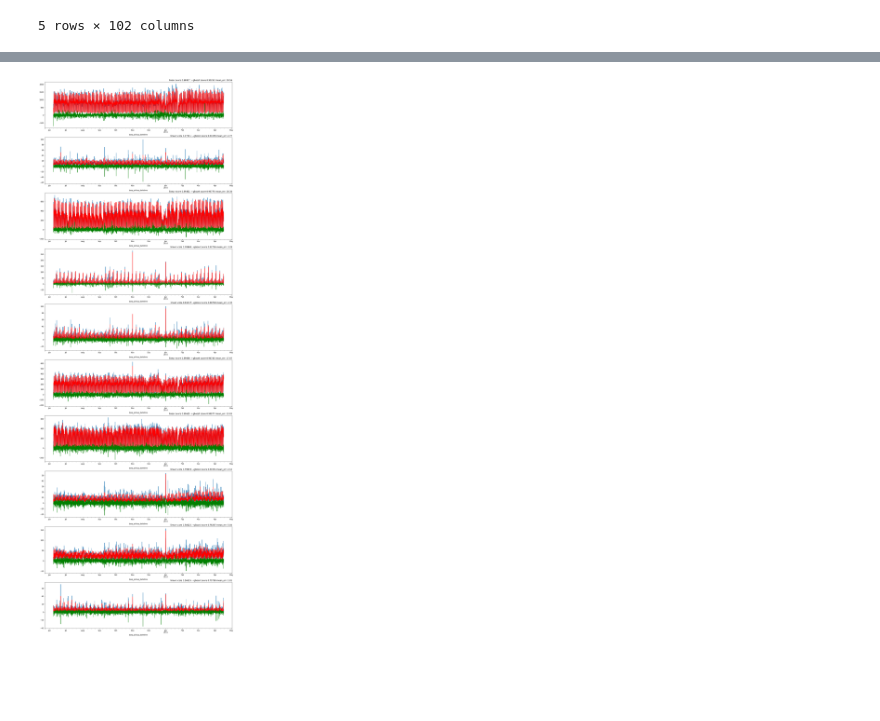
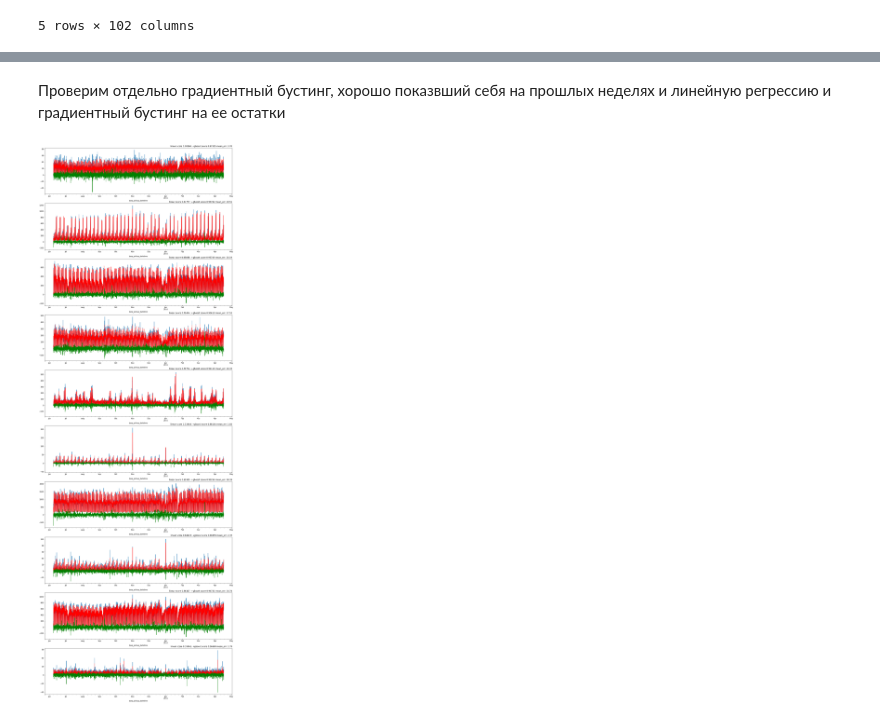
Before and after one commit to kashevg/coursera, a Jupyter notebook: final/taxi-week5.ipynb, the cells around one changed output, grey strips where cells are left out. Cells and saved outputs as stored; diff of their text form; code cells hidden in the pictures; blank space fills up the shorter version.

```diff
--- a/final/taxi-week5.ipynb
+++ b/final/taxi-week5.ipynb
@@ -44,7 +59,7 @@ for date, name in hol.items():
         tkd.append(date)
 tkd.sort()
 # %%
-k_list = [1, 5, 7]
+k_list = [1, 5, 7, 11, 13]
 
 # функция получения абсолютного времени
 def get_t(dt_index):
@@ -133,13 +153,15 @@ print(tests)
+# %% [markdown]
+Проверим отдельно градиентный бустинг, хорошо показвший себя на прошлых неделях
+и линейную регрессию и градиентный бустинг на ее остатки
 # %%
 %%time
 model = LinearRegression()
-gmodel = GradientBoostingRegressor(n_estimators=200)
+gmodel = XGBRegressor(n_estimators=200)
 fig, axes = plt.subplots(10, 1, figsize=(20,60))
 start = 168
 end = -168*2
 df['pred'] = 0
 df['gpred'] = 0
-
 l_g_score = []
 for ind, i in enumerate(tests):
     col = str(i)
@@ -153,31 +175,32 @@ for ind, i in enumerate(tests):
     lpreds = model.predict(X)
     title = "linear score %.5f:"%r2_score(Y, lpreds)
 
     df['pred'] = 0
 
     # обучаем гбуст на отсатках
+
     Y_res = (Y - lpreds)
     gmodel.fit(X, Y_res)
     gpreds = gmodel.predict(X)
 
     # совмещаем прогнозы
     preds = lpreds + gpreds
     df.loc[start:end, ['pred']] = preds
     df['pred'] = df['pred'].shift(1)
 
     score = r2_score(Y, preds)
     title += " +gboost score %.5f"%score
     mean_err = np.abs(Y - preds).mean()
     title += " mean_err: %.2f" % mean_err
     ax.set_title(title , loc='right')
     l_g_score.append(score)
 
     df['dif'] = (df['pred']-df[col])
     df[col][start:end].plot(ax=ax)
     df['pred'][start:end].plot(ax=ax, color='r')
     df['dif'][start:end].plot(ax=ax, color='g')
 
 
 plt.show()
 # %% [output]
-[figure, old version]
+[figure, new version]
```
Also changed, not shown: parts of 45 cells of this notebook.
